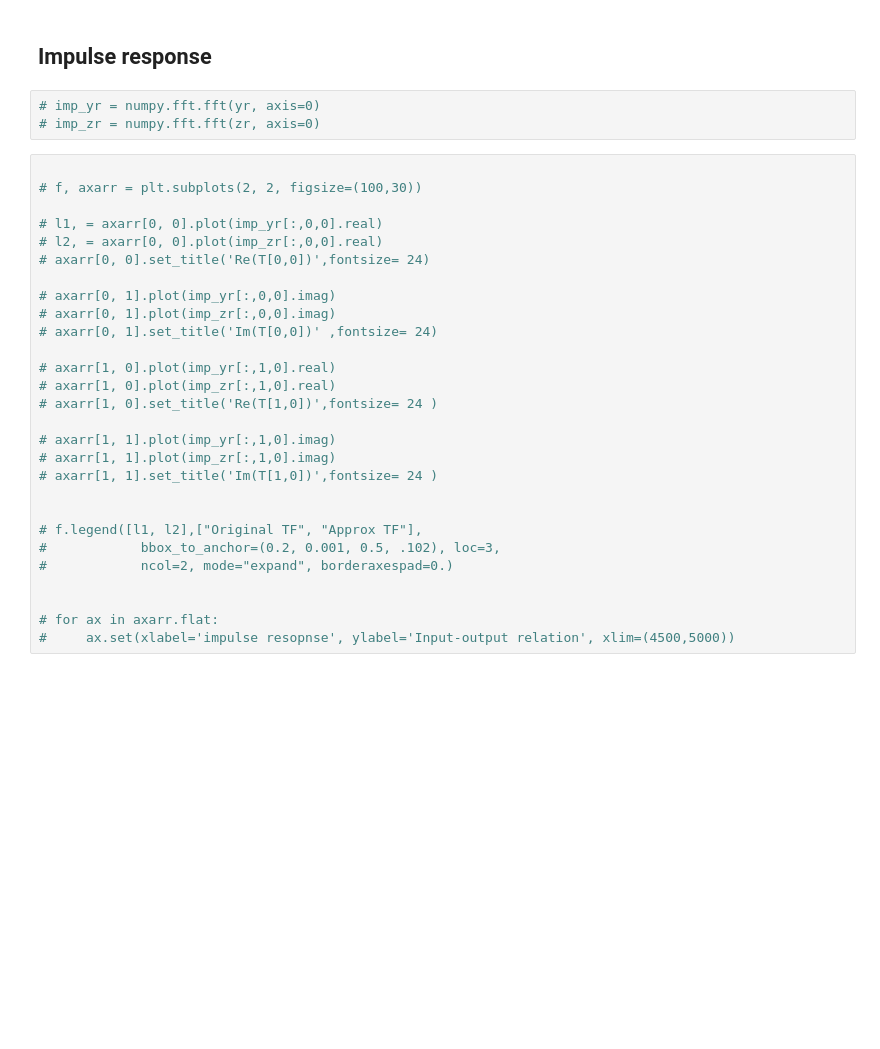
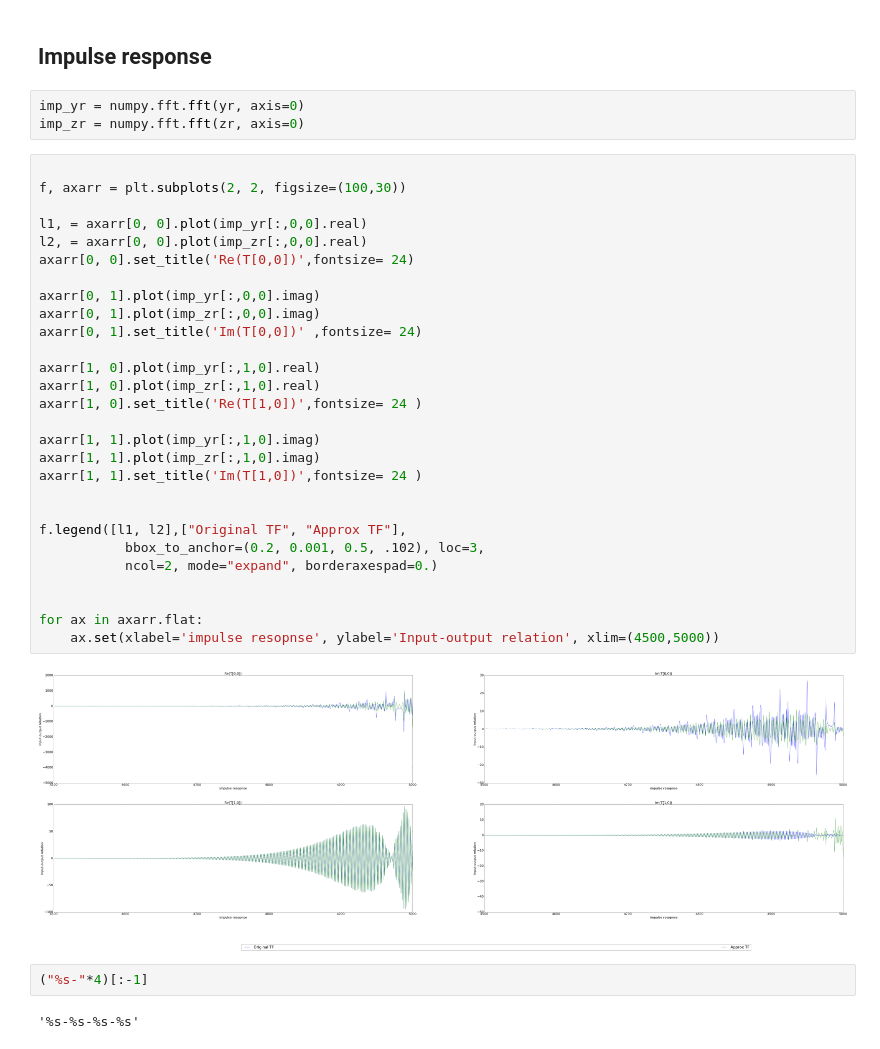
Before and after one commit to tabakg/active_lin_sys_fact, a Jupyter notebook: sample_active_linear_system_4.ipynb, the cells around one changed output. Saved outputs shown, nothing was run; the diff lists cells and outputs as text; blank space fills up the shorter version.

```diff
--- a/sample_active_linear_system_4.ipynb
+++ b/sample_active_linear_system_4.ipynb
@@ -884,33 +949,39 @@ for ax in axarr.flat:
 # %% [markdown]
 ## Impulse response
 # %%
-# imp_yr = numpy.fft.fft(yr, axis=0)
-# imp_zr = numpy.fft.fft(zr, axis=0)
+imp_yr = numpy.fft.fft(yr, axis=0)
+imp_zr = numpy.fft.fft(zr, axis=0)
 # %%
 
-# f, axarr = plt.subplots(2, 2, figsize=(100,30))
+f, axarr = plt.subplots(2, 2, figsize=(100,30))
 
-# l1, = axarr[0, 0].plot(imp_yr[:,0,0].real)
-# l2, = axarr[0, 0].plot(imp_zr[:,0,0].real)
-# axarr[0, 0].set_title('Re(T[0,0])',fontsize= 24)
+l1, = axarr[0, 0].plot(imp_yr[:,0,0].real)
+l2, = axarr[0, 0].plot(imp_zr[:,0,0].real)
+axarr[0, 0].set_title('Re(T[0,0])',fontsize= 24)
 
-# axarr[0, 1].plot(imp_yr[:,0,0].imag)
-# axarr[0, 1].plot(imp_zr[:,0,0].imag)
-# axarr[0, 1].set_title('Im(T[0,0])' ,fontsize= 24)
+axarr[0, 1].plot(imp_yr[:,0,0].imag)
+axarr[0, 1].plot(imp_zr[:,0,0].imag)
+axarr[0, 1].set_title('Im(T[0,0])' ,fontsize= 24)
 
-# axarr[1, 0].plot(imp_yr[:,1,0].real)
-# axarr[1, 0].plot(imp_zr[:,1,0].real)
-# axarr[1, 0].set_title('Re(T[1,0])',fontsize= 24 )
+axarr[1, 0].plot(imp_yr[:,1,0].real)
+axarr[1, 0].plot(imp_zr[:,1,0].real)
+axarr[1, 0].set_title('Re(T[1,0])',fontsize= 24 )
 
-# axarr[1, 1].plot(imp_yr[:,1,0].imag)
-# axarr[1, 1].plot(imp_zr[:,1,0].imag)
-# axarr[1, 1].set_title('Im(T[1,0])',fontsize= 24 )
+axarr[1, 1].plot(imp_yr[:,1,0].imag)
+axarr[1, 1].plot(imp_zr[:,1,0].imag)
+axarr[1, 1].set_title('Im(T[1,0])',fontsize= 24 )
 
 
-# f.legend([l1, l2],["Original TF", "Approx TF"],
-#            bbox_to_anchor=(0.2, 0.001, 0.5, .102), loc=3,
-#            ncol=2, mode="expand", borderaxespad=0.)
+f.legend([l1, l2],["Original TF", "Approx TF"],
+           bbox_to_anchor=(0.2, 0.001, 0.5, .102), loc=3,
+           ncol=2, mode="expand", borderaxespad=0.)
 
 
-# for ax in axarr.flat:
-#     ax.set(xlabel='impulse resopnse', ylabel='Input-output relation', xlim=(4500,5000))
+for ax in axarr.flat:
+    ax.set(xlabel='impulse resopnse', ylabel='Input-output relation', xlim=(4500,5000))
+# %% [output]
+[figure, added]
+# %%
+("%s-"*4)[:-1]
+# %% [output]
+'%s-%s-%s-%s'
```
Also changed, not shown: parts of 42 cells of this notebook, 2 other files.
